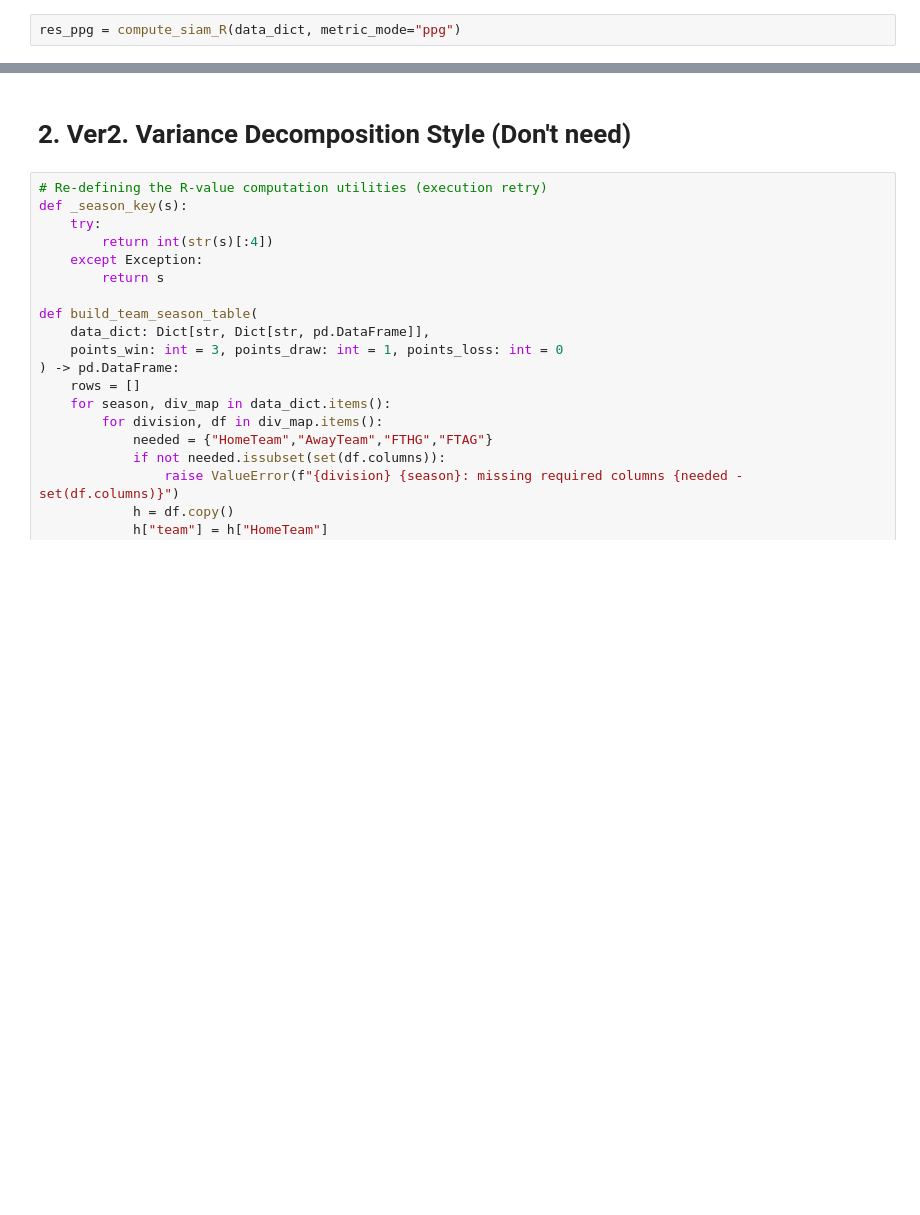
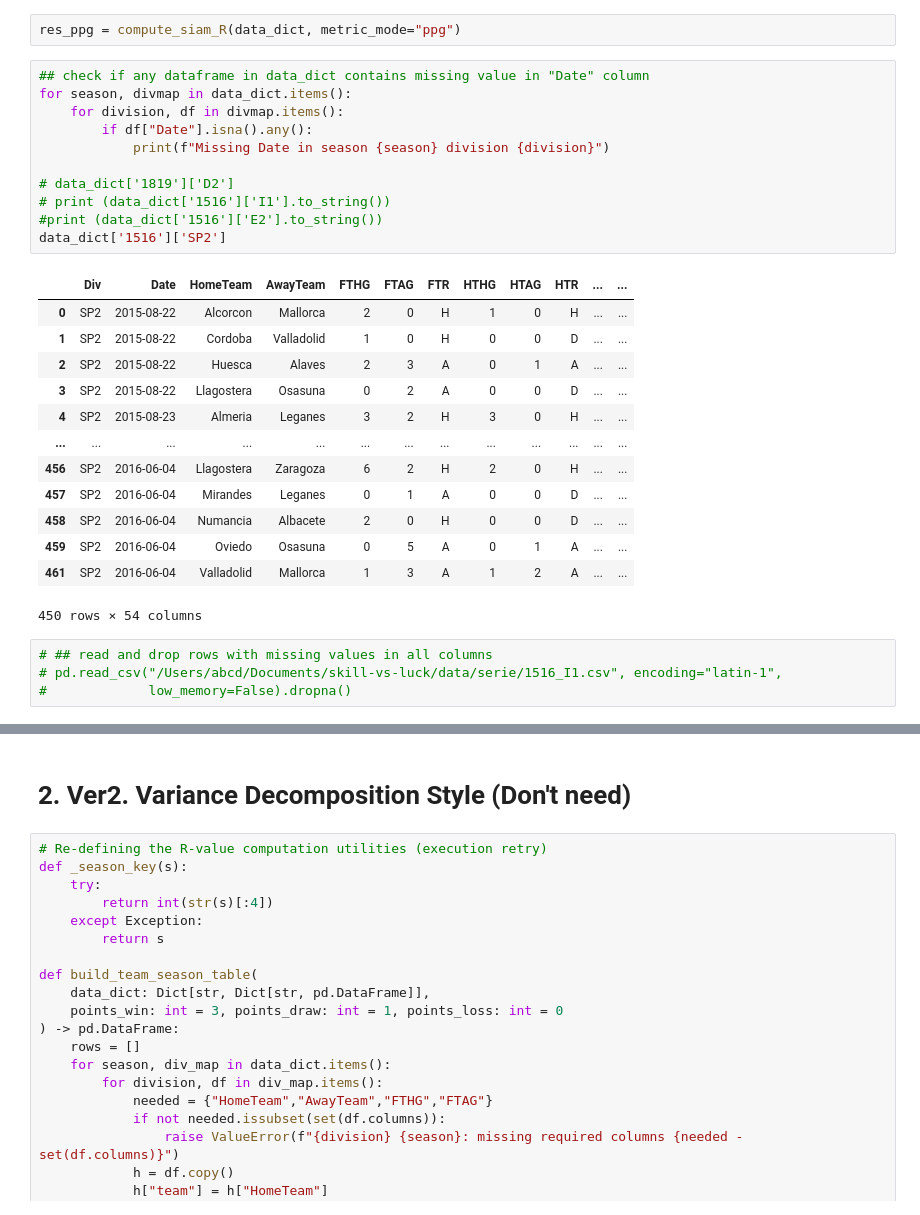
Before and after one commit to latilongitude/skillvsluck_LISS, a Jupyter notebook: notebooks/001_soccer_leagues.ipynb, the cells around one changed output, grey strips where cells are left out. Drawn from its saved outputs; the diff is of its cells as text; blank space fills up the shorter version.

```diff
--- a/notebooks/001_soccer_leagues.ipynb
+++ b/notebooks/001_soccer_leagues.ipynb
@@ -363,6 +383,35 @@ def compute_siam_R(data_dict: Dict[str, Dict[str, pd.DataFrame]], metric_mode: s
     return out
 # %%
 res_ppg = compute_siam_R(data_dict, metric_mode="ppg")
+# %%
+## check if any dataframe in data_dict contains missing value in "Date" column
+for season, divmap in data_dict.items():
+    for division, df in divmap.items():
+        if df["Date"].isna().any():
+            print(f"Missing Date in season {season} division {division}")
+
+# data_dict['1819']['D2']
+# print (data_dict['1516']['I1'].to_string())
+#print (data_dict['1516']['E2'].to_string())
+data_dict['1516']['SP2']
+# %% [output]
+|  | Div | Date | HomeTeam | AwayTeam | FTHG | FTAG | FTR | HTHG | HTAG | HTR | ... | ... |
+| 0 | SP2 | 2015-08-22 | Alcorcon | Mallorca | 2 | 0 | H | 1 | 0 | H | ... | ... |
+| 1 | SP2 | 2015-08-22 | Cordoba | Valladolid | 1 | 0 | H | 0 | 0 | D | ... | ... |
+| 2 | SP2 | 2015-08-22 | Huesca | Alaves | 2 | 3 | A | 0 | 1 | A | ... | ... |
+| 3 | SP2 | 2015-08-22 | Llagostera | Osasuna | 0 | 2 | A | 0 | 0 | D | ... | ... |
+| 4 | SP2 | 2015-08-23 | Almeria | Leganes | 3 | 2 | H | 3 | 0 | H | ... | ... |
+| ... | ... | ... | ... | ... | ... | ... | ... | ... | ... | ... | ... | ... |
+| 456 | SP2 | 2016-06-04 | Llagostera | Zaragoza | 6 | 2 | H | 2 | 0 | H | ... | ... |
+| 457 | SP2 | 2016-06-04 | Mirandes | Leganes | 0 | 1 | A | 0 | 0 | D | ... | ... |
+| 458 | SP2 | 2016-06-04 | Numancia | Albacete | 2 | 0 | H | 0 | 0 | D | ... | ... |
+| 459 | SP2 | 2016-06-04 | Oviedo | Osasuna | 0 | 5 | A | 0 | 1 | A | ... | ... |
+| 461 | SP2 | 2016-06-04 | Valladolid | Mallorca | 1 | 3 | A | 1 | 2 | A | ... | ... |
+450 rows × 54 columns
+# %%
+# ## read and drop rows with missing values in all columns
+# pd.read_csv("/Users/abcd/Documents/skill-vs-luck/data/serie/1516_I1.csv", encoding="latin-1",
+#             low_memory=False).dropna()
 # %%
 divcode2divname = {
     'E0': 'Premier League',
```
Also changed, not shown: parts of 22 cells of this notebook, 4 other files.
